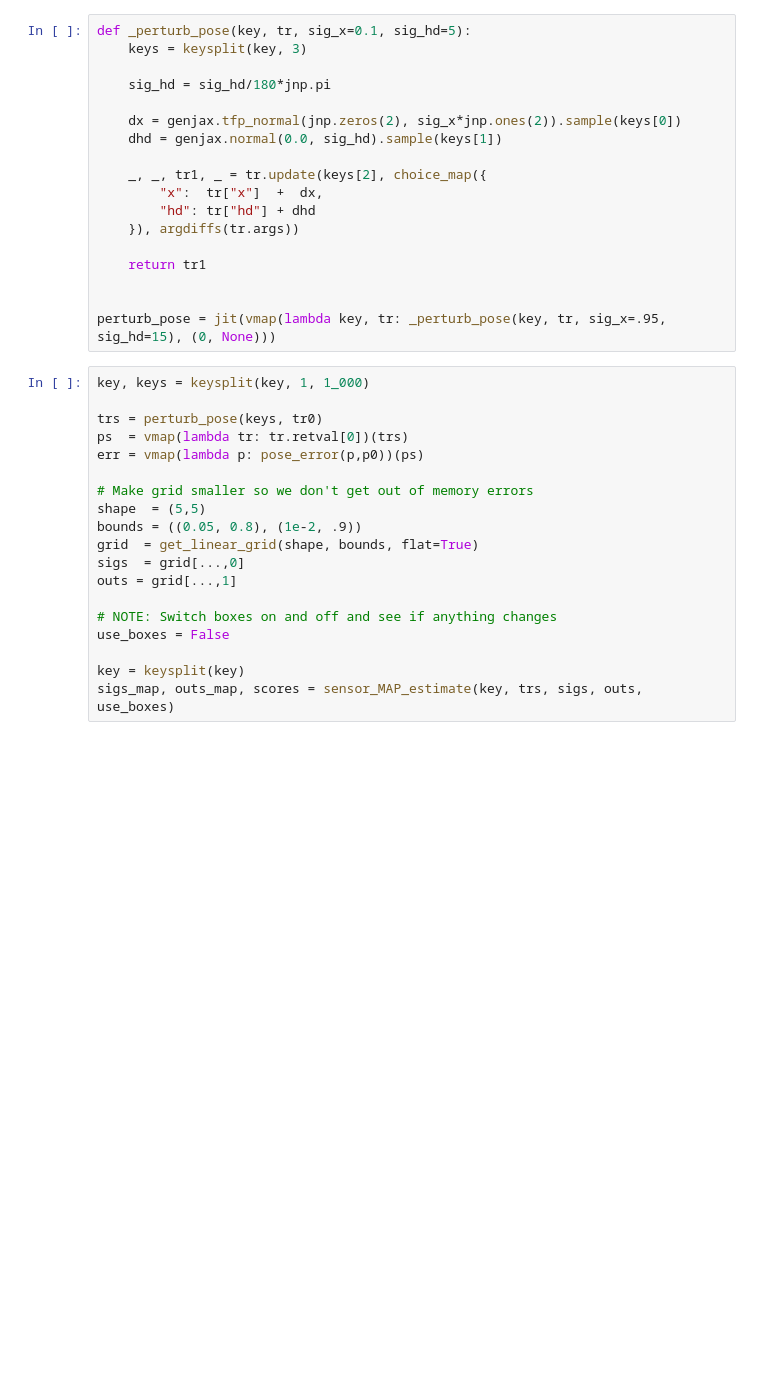
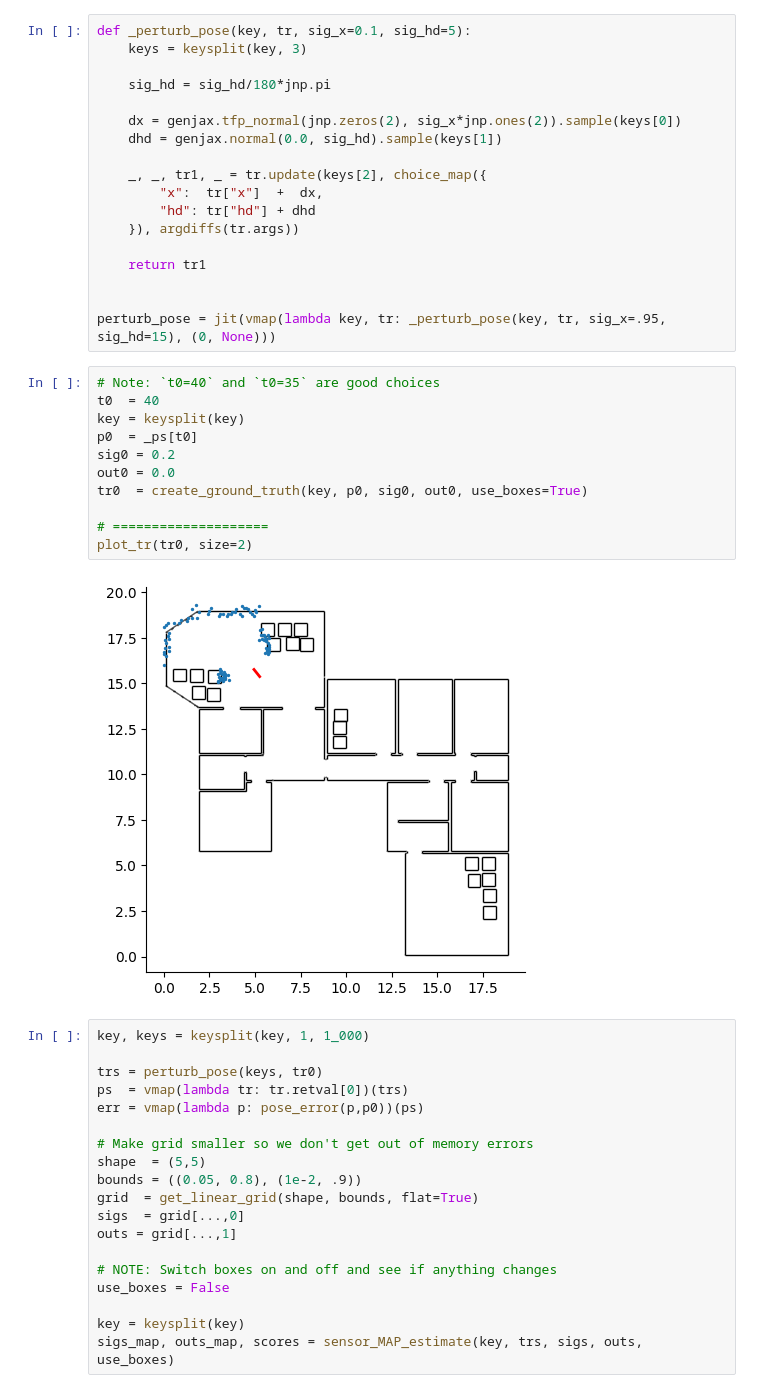
Before and after one commit to probcomp/chi-sight-mkl, a Jupyter notebook: notebooks/22 - Hierarchical Sensor Model - Teaching.ipynb, the cells around one changed output. Saved outputs shown, nothing was run; the diff lists cells and outputs as text; blank space fills up the shorter version.

```diff
--- a/notebooks/22 - Hierarchical Sensor Model - Teaching.ipynb
+++ b/notebooks/22 - Hierarchical Sensor Model - Teaching.ipynb
@@ -723,6 +721,19 @@ def _perturb_pose(key, tr, sig_x=0.1, sig_hd=5):
 
 
 perturb_pose = jit(vmap(lambda key, tr: _perturb_pose(key, tr, sig_x=.95, sig_hd=15), (0, None)))
+# %%
+# Note: `t0=40` and `t0=35` are good choices
+t0  = 40
+key = keysplit(key)
+p0  = _ps[t0]
+sig0 = 0.2
+out0 = 0.0
+tr0  = create_ground_truth(key, p0, sig0, out0, use_boxes=True)
+
+# ====================
+plot_tr(tr0, size=2)
+# %% [output]
+[figure, added]
 # %%
 key, keys = keysplit(key, 1, 1_000)
 
```
Also changed, not shown: parts of 14 cells of this notebook, 1 other file.
